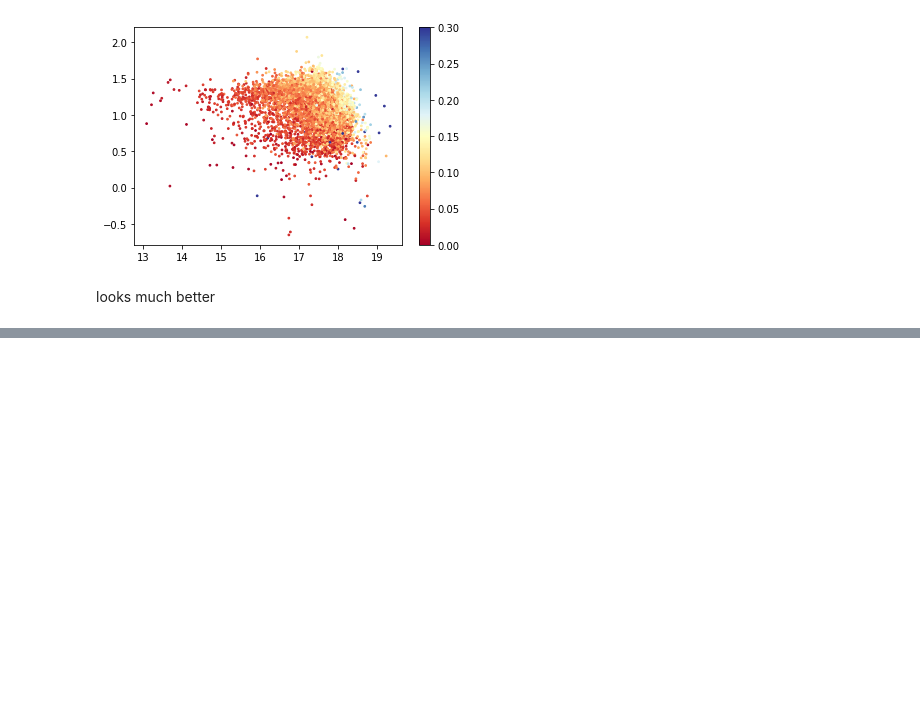
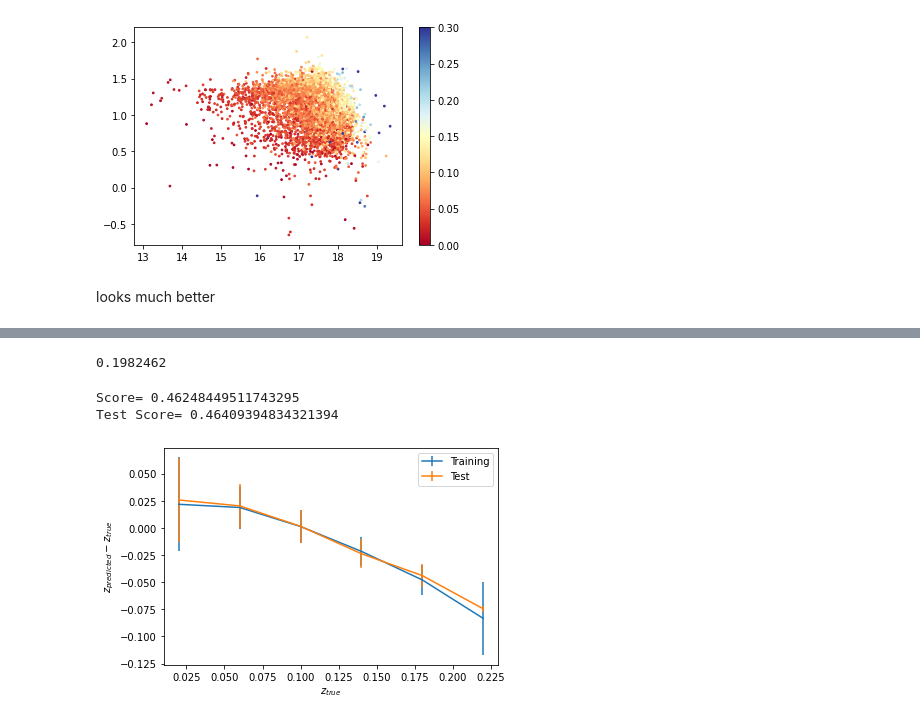
Before and after one commit to dodelson/aiphysics, a Jupyter notebook: outliers.ipynb, the cells around one changed output, grey strips where cells are left out. Drawn from its saved outputs; the diff is of its cells as text; code cells hidden in the pictures; blank space fills up the shorter version.

```diff
--- a/outliers.ipynb
+++ b/outliers.ipynb
@@ -240,0 +291,49 @@ Text(0.5, 0, 'True Redshift')
+# %%
+# So it essentially gets all the high redshift galaxies wrong.
+# Try to remove those and see how it does on just the low-z ones to see if the drift disappears.
+galaxies1=galaxies_tmp[galaxies_redshift_tmp<=0.2]
+galaxies=galaxies1.drop(columns=["class"])
+galaxies_redshift=galaxies_redshift_tmp[galaxies_redshift_tmp<=0.2]
+X_train,X_test,y_train,y_test=train_test_split(galaxies,galaxies_redshift,random_state=1,train_size=0.8)
+np.shape(X_train)
+scaler=StandardScaler()
+X_train=scaler.fit_transform(X_train)
+X_test=scaler.transform(X_test) # use the mean and std from the training data, never the test data
+X_train.shape
+print(np.max(y_train))
+# %% [output]
+0.1982462
+# %%
+lin_reg.fit(X_train,y_train)
+diff=lin_reg.predict(X_train)-y_train
+# Bin in true redshift
+bins=[-.001]
+for x in np.arange(.02,.3,.04):
+    bins.append(x)
+bins=np.array(bins)
+nbins=np.size(bins)
+indices=np.digitize(y_train,bins)
+# now each sample has an index corresponding to its true redshift
+bmean=np.zeros(nbins)
+bstd=np.zeros(nbins)
+for i in range(nbins):
+    bmean[i]=np.mean(diff[indices==i])
+    bstd[i]=np.std(diff[indices==i])
+plt.errorbar(bins,bmean,yerr=bstd,label='Training')
+plt.xlabel('$z_{true}$')
+plt.ylabel('$z_{predicted}-z_{true}$')
+diffs=lin_reg.predict(X_test)-y_test
+indices=np.digitize(y_test,bins)
+bmean=np.zeros(nbins)
+bstd=np.zeros(nbins)
+for i in range(nbins):
+    bmean[i]=np.mean(diffs[indices==i])
+    bstd[i]=np.std(diffs[indices==i])
+plt.errorbar(bins,bmean,yerr=bstd,label='Test')
+plt.legend()
+print('Score= '+str(lin_reg.score(X_train,y_train)))
+print('Test Score= '+str(lin_reg.score(X_test,y_test)))
+# %% [output]
+Score= 0.46248449511743295
+Test Score= 0.46409394834321394
+[figure, added]
```
Also changed, not shown: parts of 23 cells of this notebook, 3 other files.
